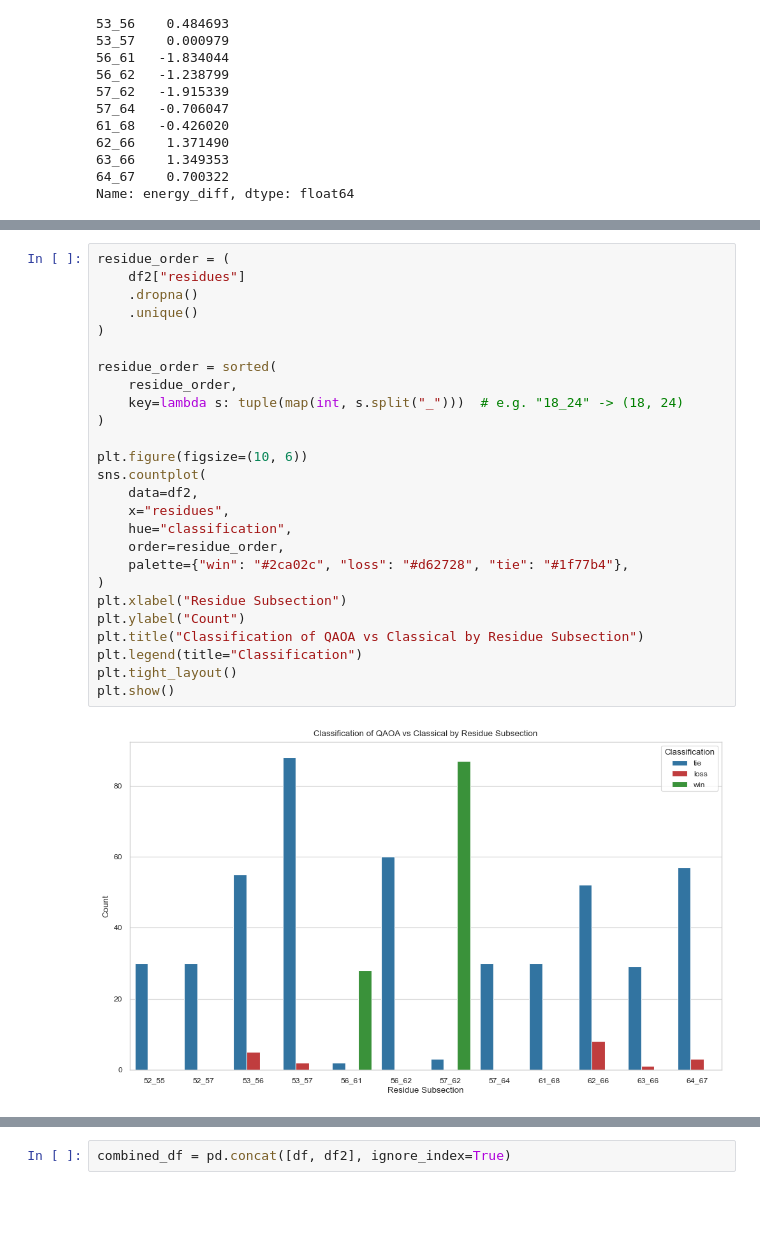
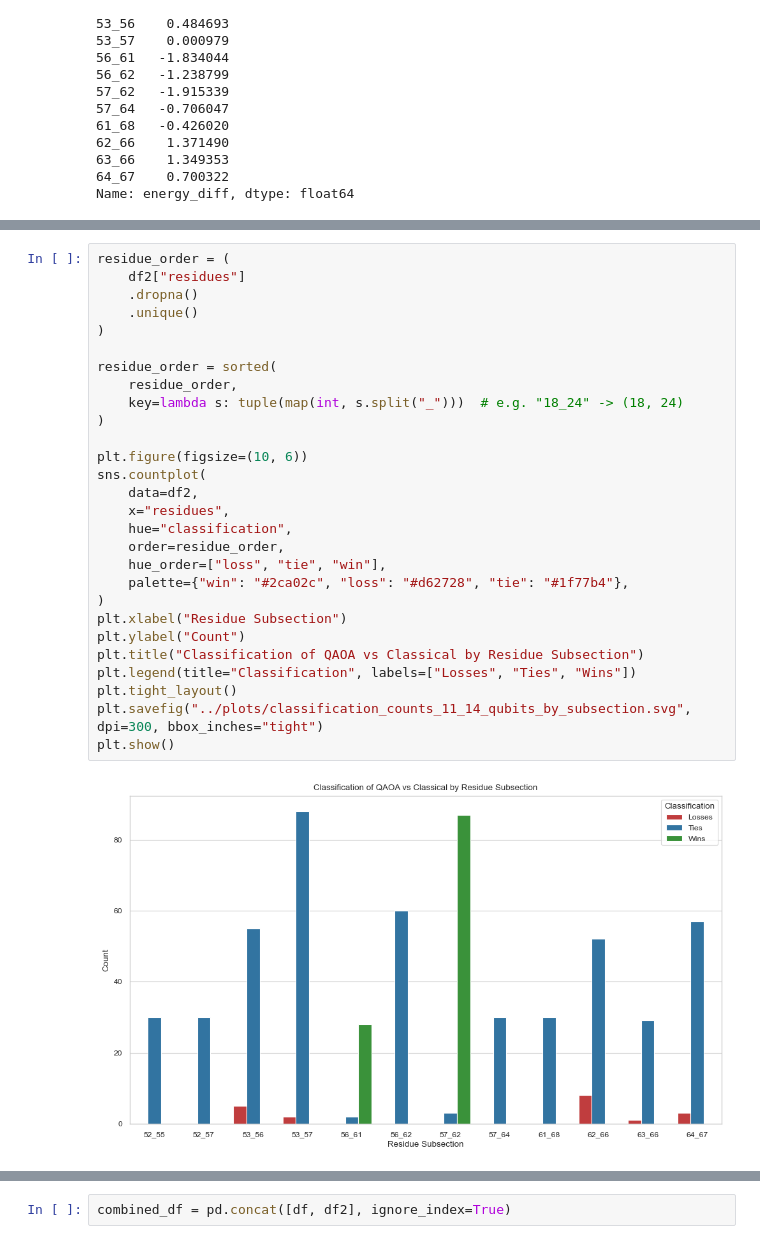
Before and after one commit to sebi-stewart/qml-protein-folding, a Jupyter notebook: phase2/eval.ipynb, the cells around one changed output, grey strips where cells are left out. Cells and saved outputs as stored; diff of their text form; blank space fills up the shorter version.

```diff
--- a/phase2/eval.ipynb
+++ b/phase2/eval.ipynb
@@ -162,28 +167,30 @@ plt.show()
 # %%
 residue_order = (
     df2["residues"]
     .dropna()
     .unique()
 )
 
 residue_order = sorted(
     residue_order,
     key=lambda s: tuple(map(int, s.split("_")))  # e.g. "18_24" -> (18, 24)
 )
 
 plt.figure(figsize=(10, 6))
 sns.countplot(
     data=df2,
     x="residues",
     hue="classification",
     order=residue_order,
+    hue_order=["loss", "tie", "win"],
     palette={"win": "#2ca02c", "loss": "#d62728", "tie": "#1f77b4"},
 )
 plt.xlabel("Residue Subsection")
 plt.ylabel("Count")
 plt.title("Classification of QAOA vs Classical by Residue Subsection")
-plt.legend(title="Classification")
+plt.legend(title="Classification", labels=["Losses", "Ties", "Wins"])
 plt.tight_layout()
+plt.savefig("../plots/classification_counts_11_14_qubits_by_subsection.svg", dpi=300, bbox_inches="tight")
 plt.show()
 # %% [output]
-[figure, old version]
+[figure, new version]
```
Also changed, not shown: parts of 6 cells of this notebook, 6 other files.
